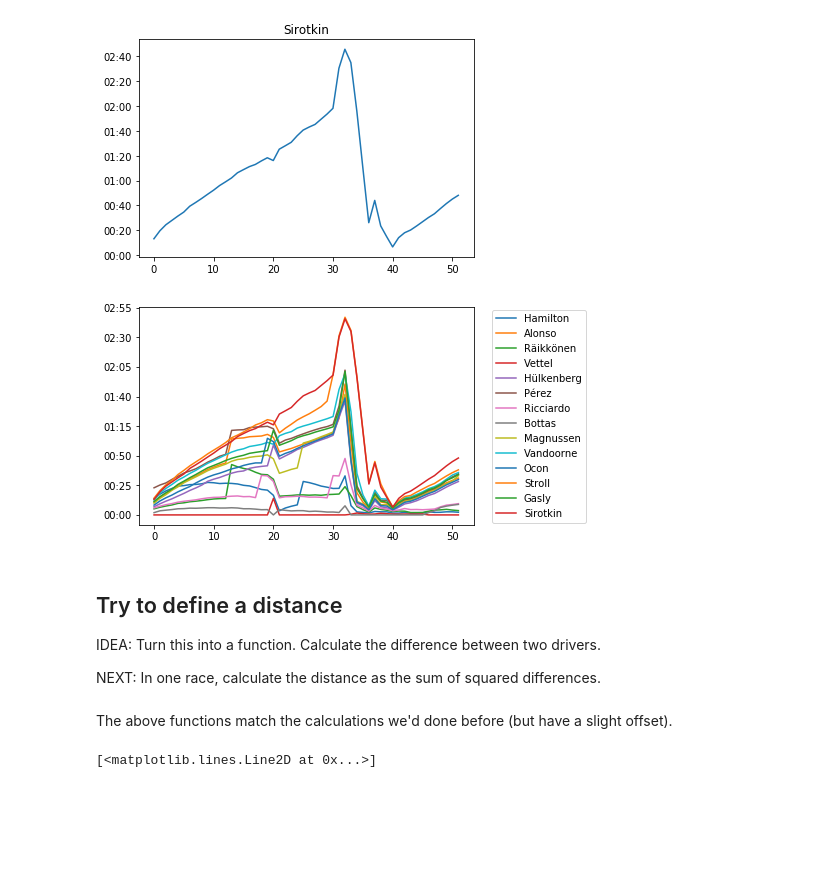
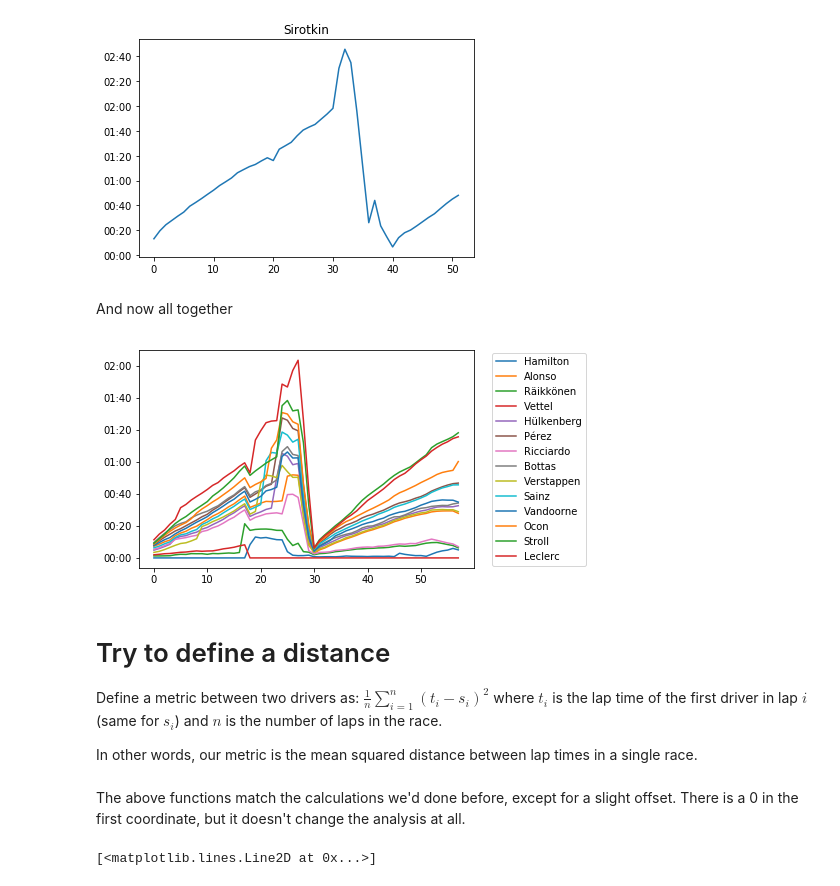
Before and after one commit to mr-gomez/Code19_F1_project, a Jupyter notebook: Lap time differences.ipynb, the cells around one changed output. Saved outputs shown, nothing was run; the diff lists cells and outputs as text; code cells hidden in the pictures; blank space fills up the shorter version.

```diff
--- a/Lap time differences.ipynb
+++ b/Lap time differences.ipynb
@@ -175,24 +196,15 @@ for driver in drivers:
 [figure]
 [figure]
 [figure]
-# %%
-# Plot all differences in the same graph
-# Plot all differences
-tt = range(num_laps)
-formatter = FuncFormatter(lambda ms, x: time.strftime('%M:%S', time.gmtime(ms // 1000)))
-fig, ax = plt.subplots();
-
-for driver in drivers:
-    plt.plot(tt, diff[driver], label=driver_name(driver))
-
-    ax.legend(loc='center right', bbox_to_anchor=(1.35, 0.5))
-
-    ax.yaxis.set_major_formatter(formatter)
-# %% [output]
-[figure, removed]
-# %% [markdown]
-## Try to define a distance
-IDEA: Turn this into a function. Calculate the difference between two drivers.
-
-NEXT: In one race, calculate the distance as the sum of squared differences.
+# %% [markdown]
+And now all together
+# %%
+plot_delta_to_first(998)
+# %% [output]
+[figure, added]
+# %% [markdown]
+# Try to define a distance
+Define a metric between two drivers as: $ \frac{1}{n} \sum_{i=1}^n (t_i - s_i)^2 $ where $t_i$ is the lap time of the first driver in lap $i$ (same for $s_i$) and $n$ is the number of laps in the race.
+
+In other words, our metric is the mean squared distance between lap times in a single race.
 # %%
@@ -239,7 +251,7 @@ def sum_of_squares(vector):
 def mse(vector):
     return(np.mean(np.square(np.array(vector))))
 # %% [markdown]
-The above functions match the calculations we'd done before (but have a slight offset).
+The above functions match the calculations we'd done before, except for a slight offset. There is a 0 in the first coordinate, but it doesn't change the analysis at all.
 # %%
 delta = delta_per_lap(1,20,989)
 
```
Also changed, not shown: parts of 22 cells of this notebook, 2 other files.
